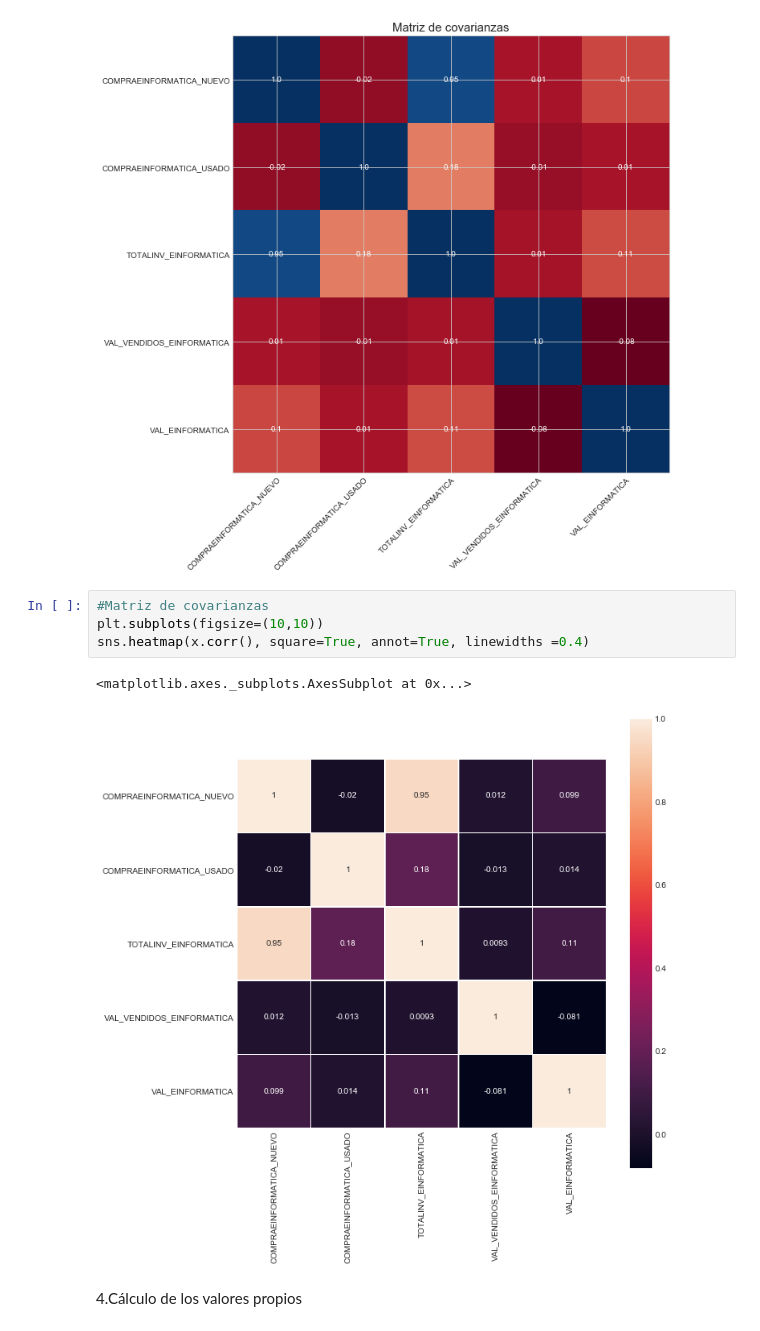
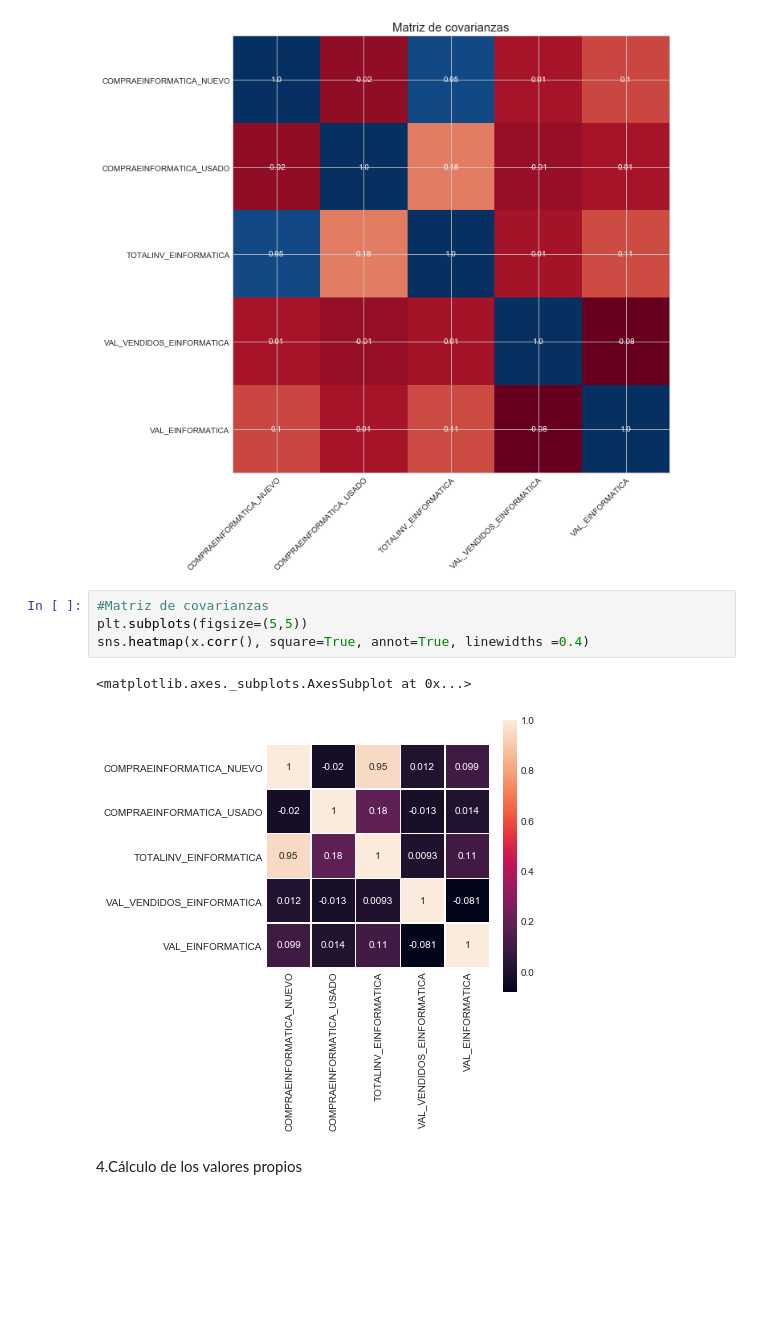
Before and after one commit to KatherinAcosta/Proyecto2018, a Jupyter notebook: 4.2.2.3 PCA Capacidades Dinámicas Tecnológicas.ipynb, the cells around one changed output. Drawn from its saved outputs; the diff is of its cells as text; blank space fills up the shorter version.

```diff
--- a/4.2.2.3 PCA Capacidades Dinámicas Tecnológicas.ipynb
+++ b/4.2.2.3 PCA Capacidades Dinámicas Tecnológicas.ipynb
@@ -134,11 +137,11 @@ plt.show()
 [figure]
 # %%
 #Matriz de covarianzas
-plt.subplots(figsize=(10,10))
+plt.subplots(figsize=(5,5))
 sns.heatmap(x.corr(), square=True, annot=True, linewidths =0.4)
 # %% [output]
 <matplotlib.axes._subplots.AxesSubplot at 0x...>
-[figure, old version]
+[figure, new version]
 # %% [markdown]
 4.Cálculo de los valores propios
 # %%
```
Also changed, not shown: parts of 15 cells of this notebook, 1 other file.
